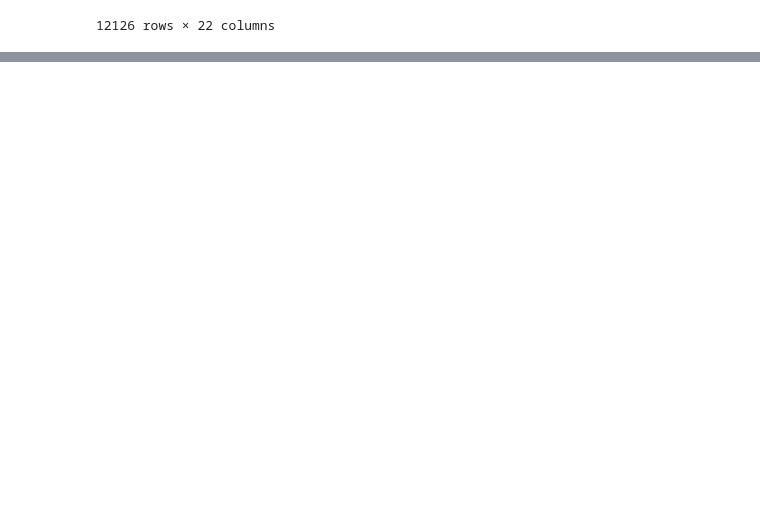
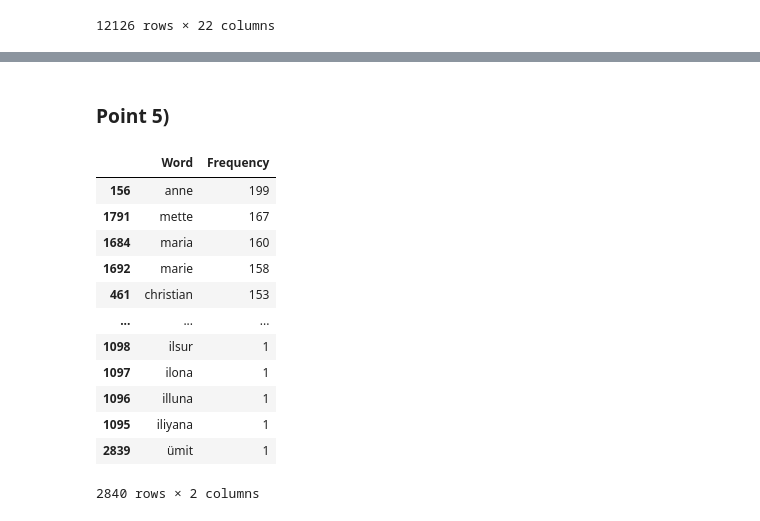
Before and after one commit to maxim-zavidei/viauc-mal1-a23, a Jupyter notebook: assignment1/assignment-solution.ipynb, the cells around one changed output, grey strips where cells are left out. Saved outputs shown, nothing was run; the diff lists cells and outputs as text; code cells hidden in the pictures; blank space fills up the shorter version.

Commit message:
finished until point 7

```diff
--- a/assignment1/assignment-solution.ipynb
+++ b/assignment1/assignment-solution.ipynb
@@ -126,0 +181,40 @@ relevant_listings
+# %% [markdown]
+### Point 5)
+# %%
+# We use a predefined stop word list from nltk library, with common unnecessary english words
+stop_words = stopwords.words('english')
+
+# Since the names can contain danish words, we extend the stop word list with danish words
+stop_words.extend(stopwords.words('danish'))
+
+# Some extra words which don't provide meaningful description
+stop_words.extend(['copenhagen', 'apartment', 'apartmentincopenhagen', 'lejlighed', 'city'])
+
+# Make the 'word cloud'
+vect = CountVectorizer(max_features=5000, stop_words=stop_words)
+X = vect.fit_transform(relevant_listings['host_name'])
+
+# Compute the frequencies of the words
+word_frequencies = X.toarray().sum(axis=0)
+
+feature_names = vect.get_feature_names_out()
+# Create a DataFrame to display word frequencies
+word_freq_df = pd.DataFrame({'Word': feature_names, 'Frequency': word_frequencies})
+# Sort the DataFrame by frequency in descending order
+word_freq_df = word_freq_df.sort_values(by='Frequency', ascending=False)
+
+word_freq_df
+# %% [output]
+|  | Word | Frequency |
+| 156 | anne | 199 |
+| 1791 | mette | 167 |
+| 1684 | maria | 160 |
+| 1692 | marie | 158 |
+| 461 | christian | 153 |
+| ... | ... | ... |
+| 1098 | ilsur | 1 |
+| 1097 | ilona | 1 |
+| 1096 | illuna | 1 |
+| 1095 | iliyana | 1 |
+| 2839 | ümit | 1 |
+2840 rows × 2 columns
```
Also changed, not shown: parts of 6 cells of this notebook.
